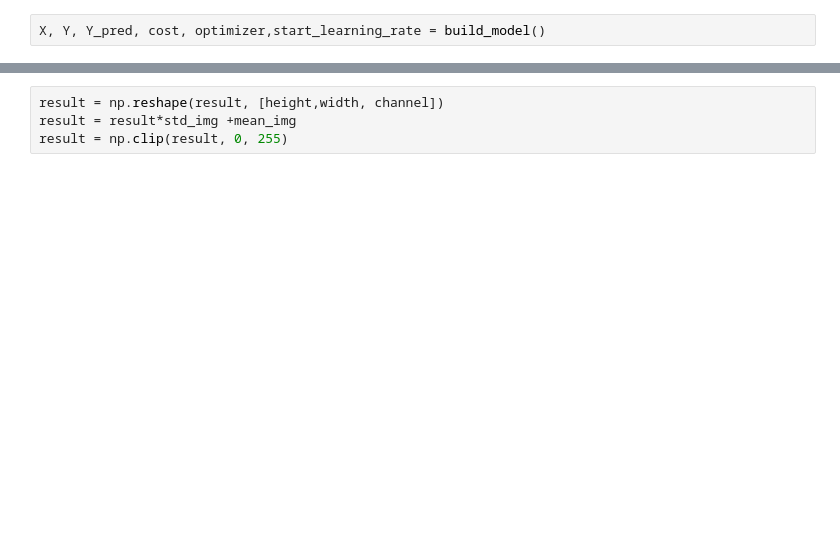
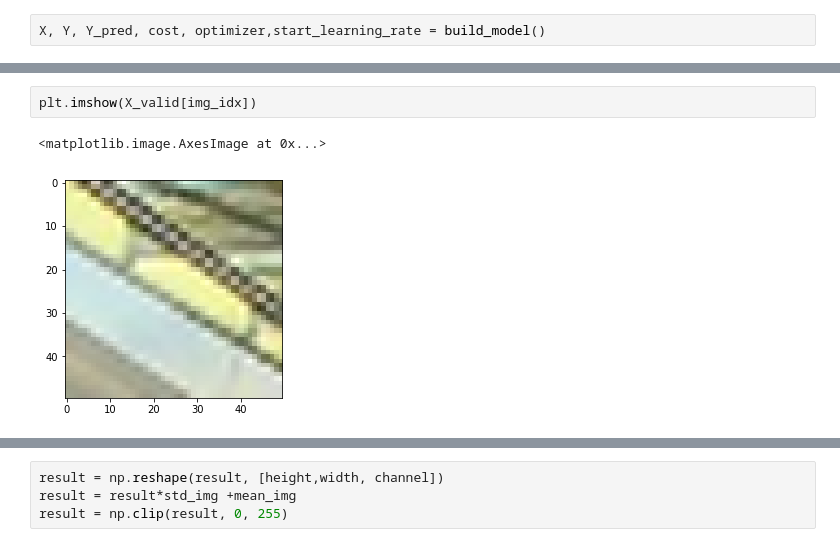
Before and after one commit to goddoe/super-resolution, a Jupyter notebook: src/super_resolution.ipynb, the cells around one changed output, grey strips where cells are left out. Saved outputs shown, nothing was run; the diff lists cells and outputs as text; blank space fills up the shorter version.

```diff
--- a/src/super_resolution.ipynb
+++ b/src/super_resolution.ipynb
@@ -181,2 +246,7 @@ X, Y, Y_pred, cost, optimizer,start_learning_rate = build_model()
+# %%
+plt.imshow(X_valid[img_idx])
+# %% [output]
+<matplotlib.image.AxesImage at 0x...>
+[figure, added]
 # %%
 sess = train(X_train, Y_train, X, Y, Y_pred, cost, optimizer,start_learning_rate)
```
Also changed, not shown: parts of 56 cells of this notebook.
